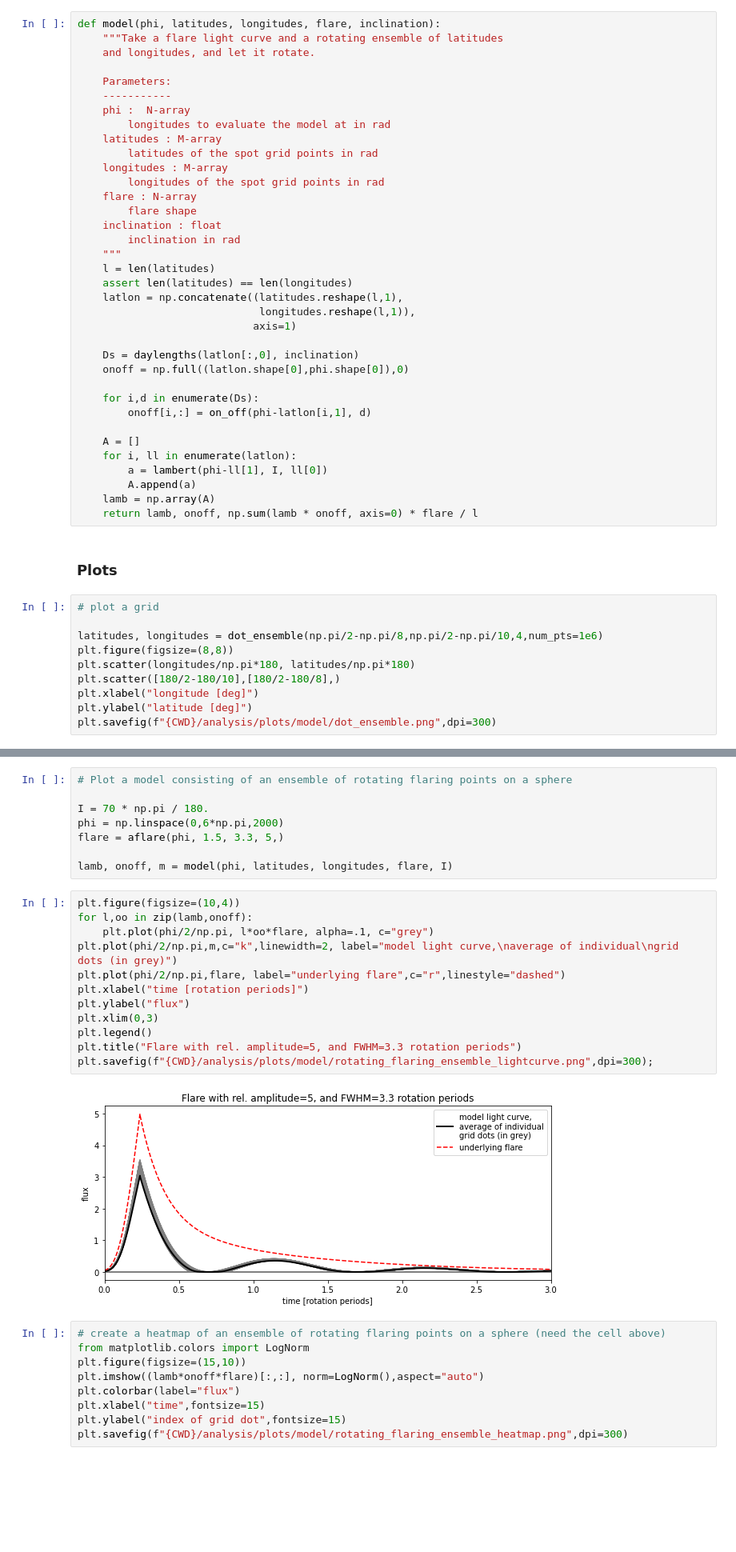
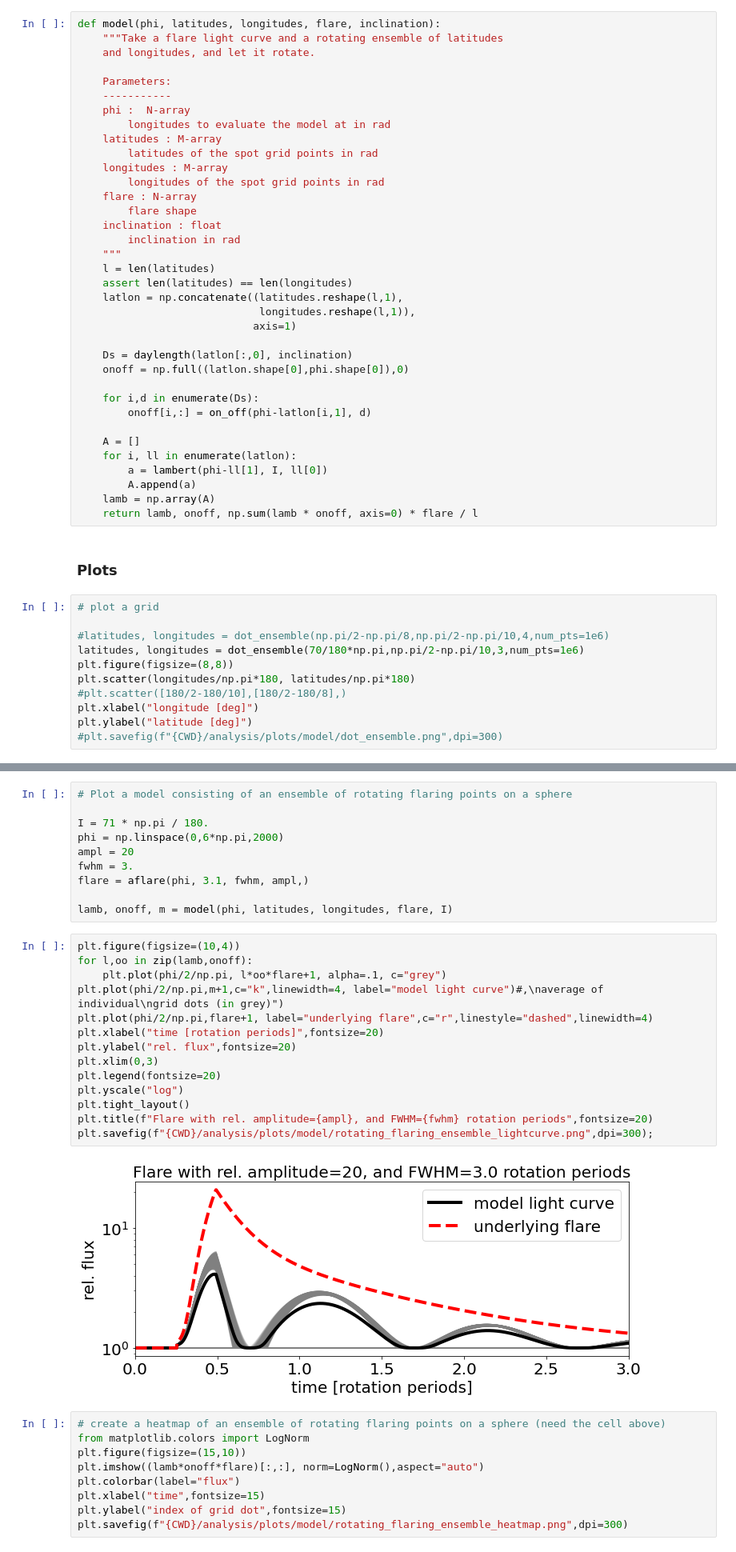
Before and after one commit to ekaterinailin/MalachiteMountains, a Jupyter notebook: analysis/notebooks/NB6_Model_Flare_Geometry.ipynb, the cells around one changed output, grey strips where cells are left out. Shown at 80% size. Saved outputs shown, nothing was run; the diff lists cells and outputs as text; blank space fills up the shorter version.

Commit message:
Plots for ddt time.

```diff
--- a/analysis/notebooks/NB6_Model_Flare_Geometry.ipynb
+++ b/analysis/notebooks/NB6_Model_Flare_Geometry.ipynb
@@ -113,7 +117,7 @@ def model(phi, latitudes, longitudes, flare, inclination):
                              longitudes.reshape(l,1)),
                             axis=1)
 
-    Ds = daylengths(latlon[:,0], inclination)
+    Ds = daylength(latlon[:,0], inclination)
     onoff = np.full((latlon.shape[0],phi.shape[0]),0)
 
     for i,d in enumerate(Ds):
@@ -130,11 +134,12 @@ def model(phi, latitudes, longitudes, flare, inclination):
 # %%
 # plot a grid
 
-latitudes, longitudes = dot_ensemble(np.pi/2-np.pi/8,np.pi/2-np.pi/10,4,num_pts=1e6)
+#latitudes, longitudes = dot_ensemble(np.pi/2-np.pi/8,np.pi/2-np.pi/10,4,num_pts=1e6)
+latitudes, longitudes = dot_ensemble(70/180*np.pi,np.pi/2-np.pi/10,3,num_pts=1e6)
 plt.figure(figsize=(8,8))
 plt.scatter(longitudes/np.pi*180, latitudes/np.pi*180)
-plt.scatter([180/2-180/10],[180/2-180/8],)
+#plt.scatter([180/2-180/10],[180/2-180/8],)
 plt.xlabel("longitude [deg]")
 plt.ylabel("latitude [deg]")
-plt.savefig(f"{CWD}/analysis/plots/model/dot_ensemble.png",dpi=300)
+#plt.savefig(f"{CWD}/analysis/plots/model/dot_ensemble.png",dpi=300)
 # %% [output]
@@ -142,25 +148,29 @@ plt.savefig(f"{CWD}/analysis/plots/model/dot_ensemble.png",dpi=300)
 # %%
 # Plot a model consisting of an ensemble of rotating flaring points on a sphere
 
-I = 70 * np.pi / 180.
+I = 71 * np.pi / 180.
 phi = np.linspace(0,6*np.pi,2000)
-flare = aflare(phi, 1.5, 3.3, 5,)
+ampl = 20
+fwhm = 3.
+flare = aflare(phi, 3.1, fwhm, ampl,)
 
 lamb, onoff, m = model(phi, latitudes, longitudes, flare, I)
 # %%
 plt.figure(figsize=(10,4))
 for l,oo in zip(lamb,onoff):
-    plt.plot(phi/2/np.pi, l*oo*flare, alpha=.1, c="grey")
-plt.plot(phi/2/np.pi,m,c="k",linewidth=2, label="model light curve,\naverage of individual\ngrid dots (in grey)")
-plt.plot(phi/2/np.pi,flare, label="underlying flare",c="r",linestyle="dashed")
-plt.xlabel("time [rotation periods]")
-plt.ylabel("flux")
+    plt.plot(phi/2/np.pi, l*oo*flare+1, alpha=.1, c="grey")
+plt.plot(phi/2/np.pi,m+1,c="k",linewidth=4, label="model light curve")#,\naverage of individual\ngrid dots (in grey)")
+plt.plot(phi/2/np.pi,flare+1, label="underlying flare",c="r",linestyle="dashed",linewidth=4)
+plt.xlabel("time [rotation periods]",fontsize=20)
+plt.ylabel("rel. flux",fontsize=20)
 plt.xlim(0,3)
-plt.legend()
-plt.title("Flare with rel. amplitude=5, and FWHM=3.3 rotation periods")
+plt.legend(fontsize=20)
+plt.yscale("log")
+plt.tight_layout()
+plt.title(f"Flare with rel. amplitude={ampl}, and FWHM={fwhm} rotation periods",fontsize=20)
 plt.savefig(f"{CWD}/analysis/plots/model/rotating_flaring_ensemble_lightcurve.png",dpi=300);
 # %% [output]
-[figure, old version]
+[figure, new version]
 # %%
 # create a heatmap of an ensemble of rotating flaring points on a sphere (need the cell above)
 from matplotlib.colors import LogNorm
```
Also changed, not shown: parts of 2 cells of this notebook, 6 other files.
